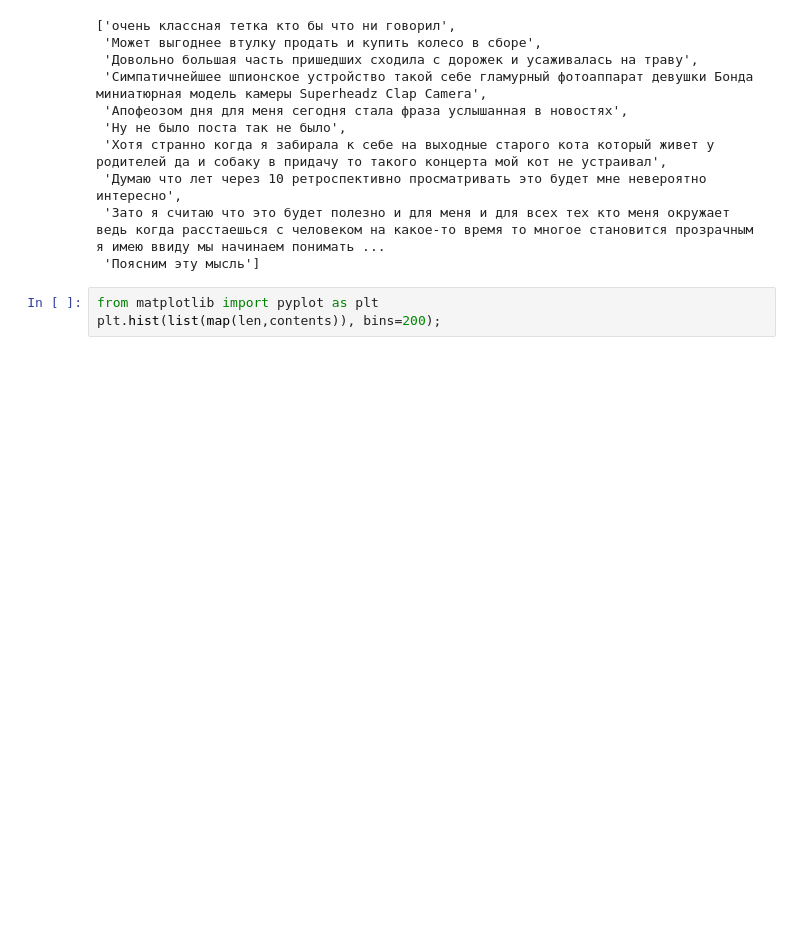
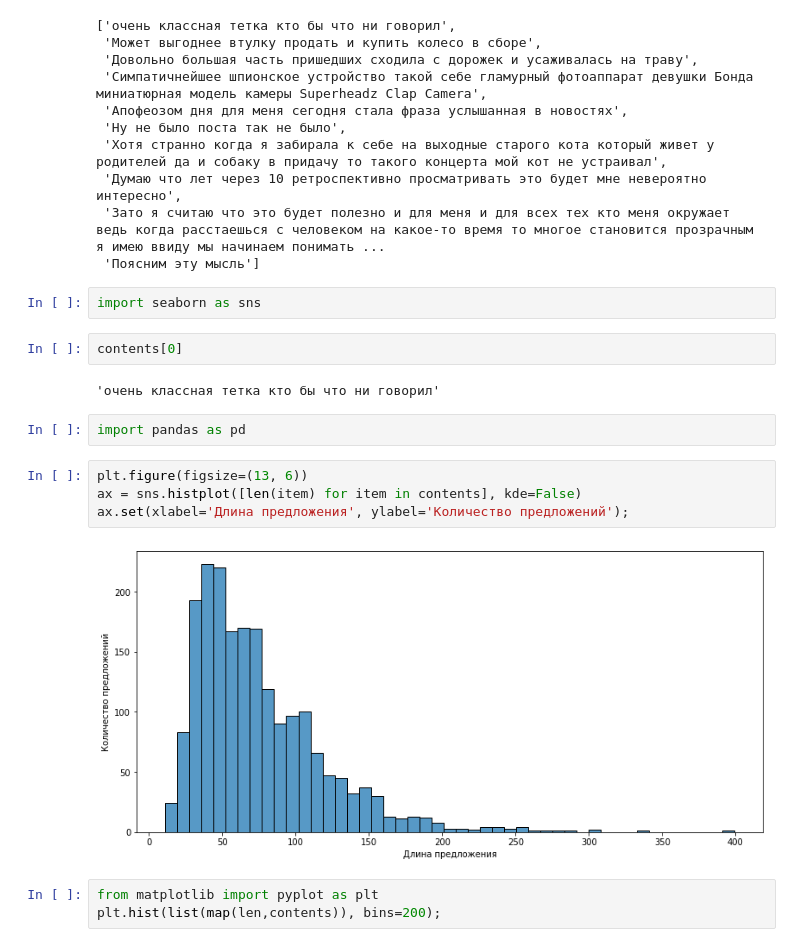
Before and after one commit to gavrilova21/russian_spellchecking, a Jupyter notebook: data_collect.ipynb, the cells around one changed output. Drawn from its saved outputs; the diff is of its cells as text; blank space fills up the shorter version.

```diff
--- a/data_collect.ipynb
+++ b/data_collect.ipynb
@@ -18,6 +18,20 @@ contents[:10]
  'Думаю что лет через 10 ретроспективно просматривать это будет мне невероятно интересно',
  'Зато я считаю что это будет полезно и для меня и для всех тех кто меня окружает ведь когда расстаешься с человеком на какое-то время то многое становится прозрачным я имею ввиду мы начинаем понимать ...
  'Поясним эту мысль']
+# %%
+import seaborn as sns
+# %%
+contents[0]
+# %% [output]
+'очень классная тетка кто бы что ни говорил'
+# %%
+import pandas as pd
+# %%
+plt.figure(figsize=(13, 6))
+ax = sns.histplot([len(item) for item in contents], kde=False)
+ax.set(xlabel='Длина предложения', ylabel='Количество предложений');
+# %% [output]
+[figure, added]
 # %%
 from matplotlib import pyplot as plt
 plt.hist(list(map(len,contents)), bins=200);
```
Also changed, not shown: parts of 64 cells of this notebook, 1 other file.
